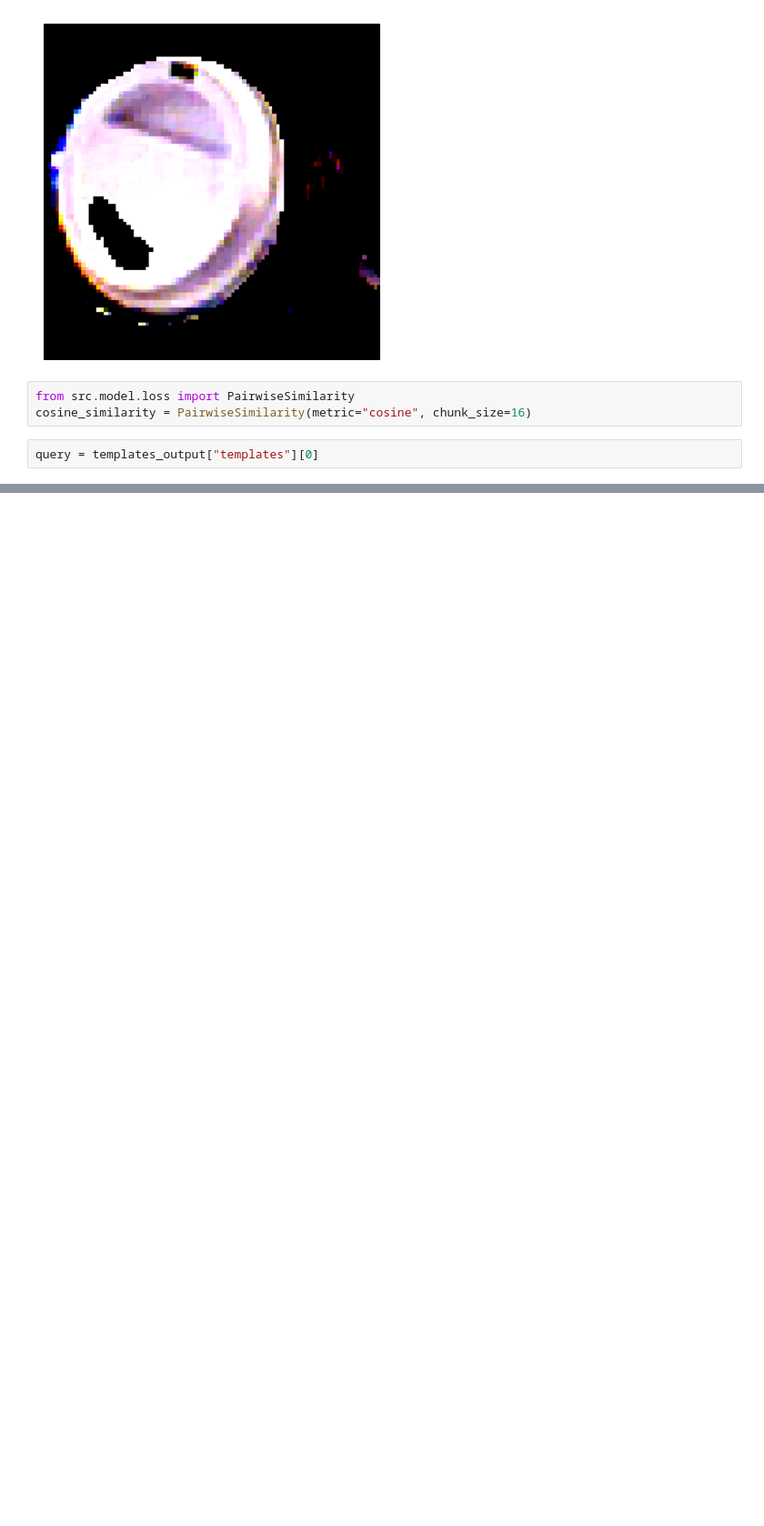
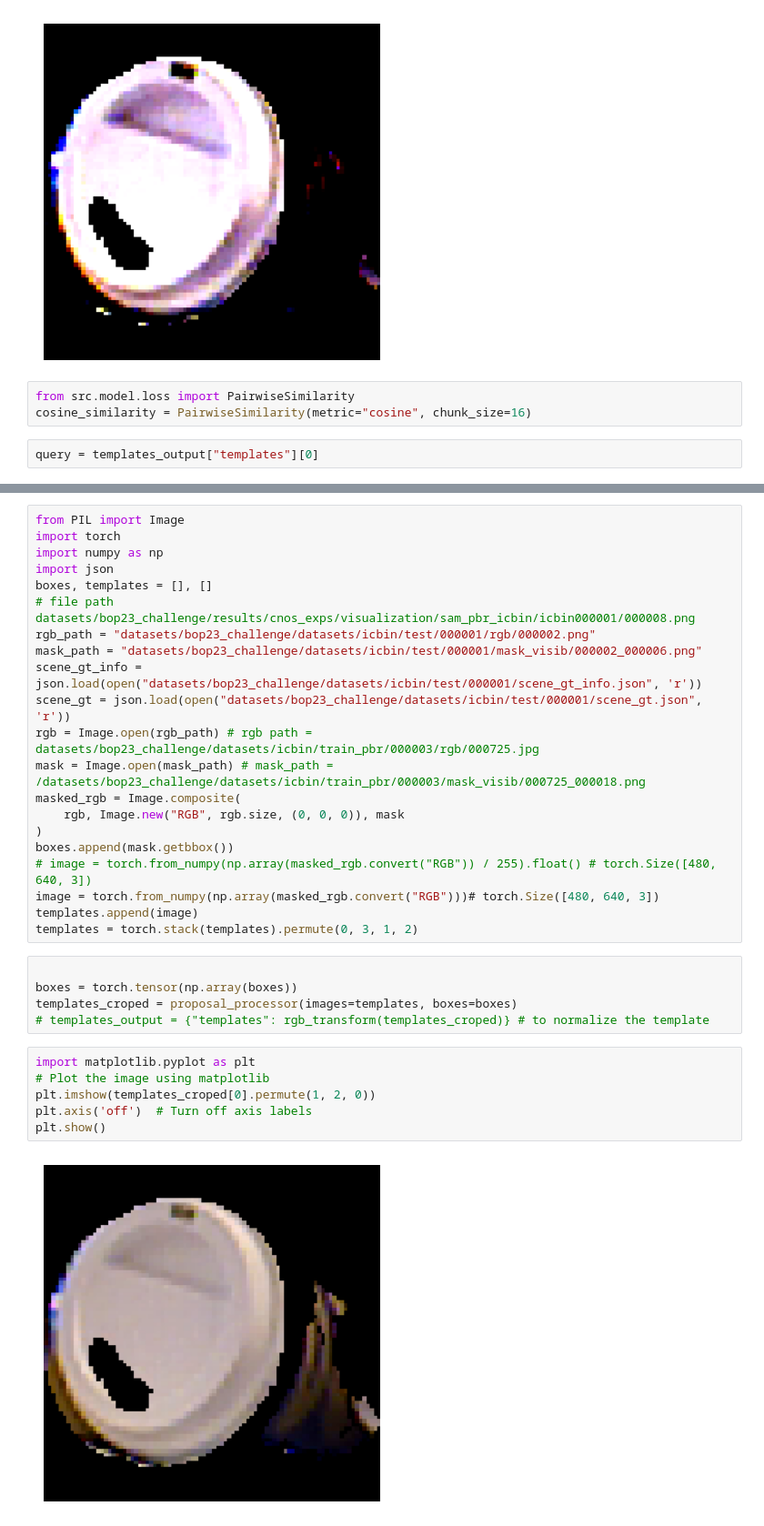
Before and after one commit to Kudo510/cnos, a Jupyter notebook: features_comparision.ipynb, the cells around one changed output, grey strips where cells are left out. Shown: that part at 91% size. Cells and saved outputs as stored; diff of their text form; blank space fills up the shorter version.

```diff
--- a/features_comparision.ipynb
+++ b/features_comparision.ipynb
@@ -214,0 +218,34 @@ query = templates_output["templates"][0]
+# %%
+from PIL import Image
+import torch
+import numpy as np
+import json
+boxes, templates = [], []
+# file path datasets/bop23_challenge/results/cnos_exps/visualization/sam_pbr_icbin/icbin000001/000008.png
+rgb_path = "datasets/bop23_challenge/datasets/icbin/test/000001/rgb/000002.png"
+mask_path = "datasets/bop23_challenge/datasets/icbin/test/000001/mask_visib/000002_000006.png"
+scene_gt_info = json.load(open("datasets/bop23_challenge/datasets/icbin/test/000001/scene_gt_info.json", 'r'))
+scene_gt = json.load(open("datasets/bop23_challenge/datasets/icbin/test/000001/scene_gt.json", 'r'))
+rgb = Image.open(rgb_path) # rgb path = datasets/bop23_challenge/datasets/icbin/train_pbr/000003/rgb/000725.jpg
+mask = Image.open(mask_path) # mask_path = /datasets/bop23_challenge/datasets/icbin/train_pbr/000003/mask_visib/000725_000018.png
+masked_rgb = Image.composite(
+    rgb, Image.new("RGB", rgb.size, (0, 0, 0)), mask
+)
+boxes.append(mask.getbbox())
+# image = torch.from_numpy(np.array(masked_rgb.convert("RGB")) / 255).float() # torch.Size([480, 640, 3])
+image = torch.from_numpy(np.array(masked_rgb.convert("RGB")))# torch.Size([480, 640, 3])
+templates.append(image)
+templates = torch.stack(templates).permute(0, 3, 1, 2)
+# %%
+
+boxes = torch.tensor(np.array(boxes))
+templates_croped = proposal_processor(images=templates, boxes=boxes)
+# templates_output = {"templates": rgb_transform(templates_croped)} # to normalize the template
+# %%
+import matplotlib.pyplot as plt
+# Plot the image using matplotlib
+plt.imshow(templates_croped[0].permute(1, 2, 0))
+plt.axis('off')  # Turn off axis labels
+plt.show()
+# %% [output]
+[figure, added]
```
Also changed, not shown: parts of 10 cells of this notebook.
